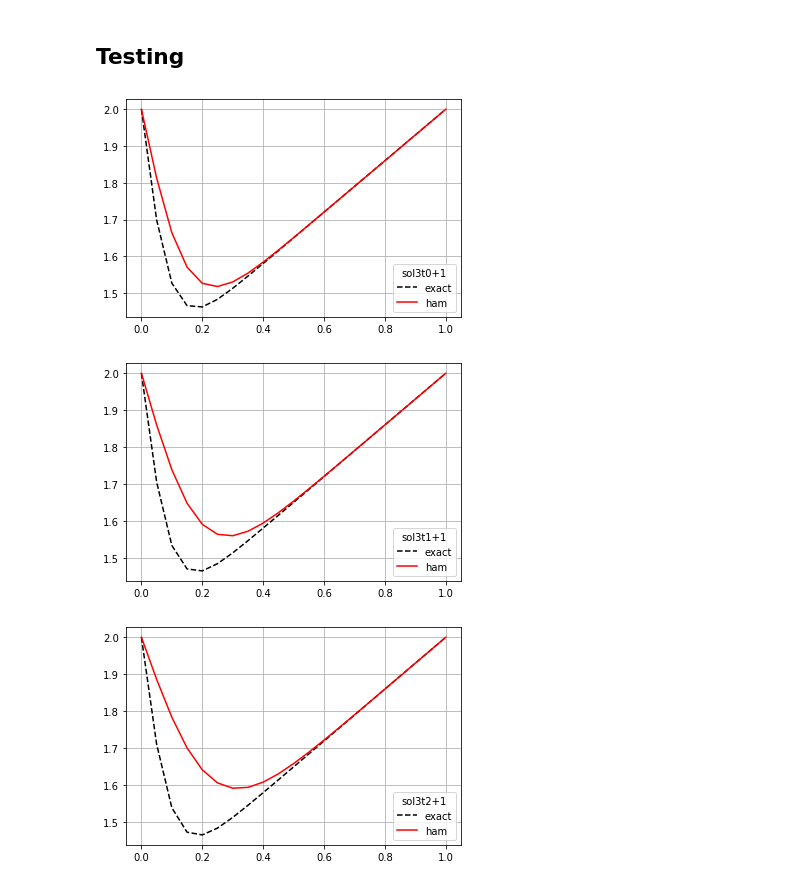
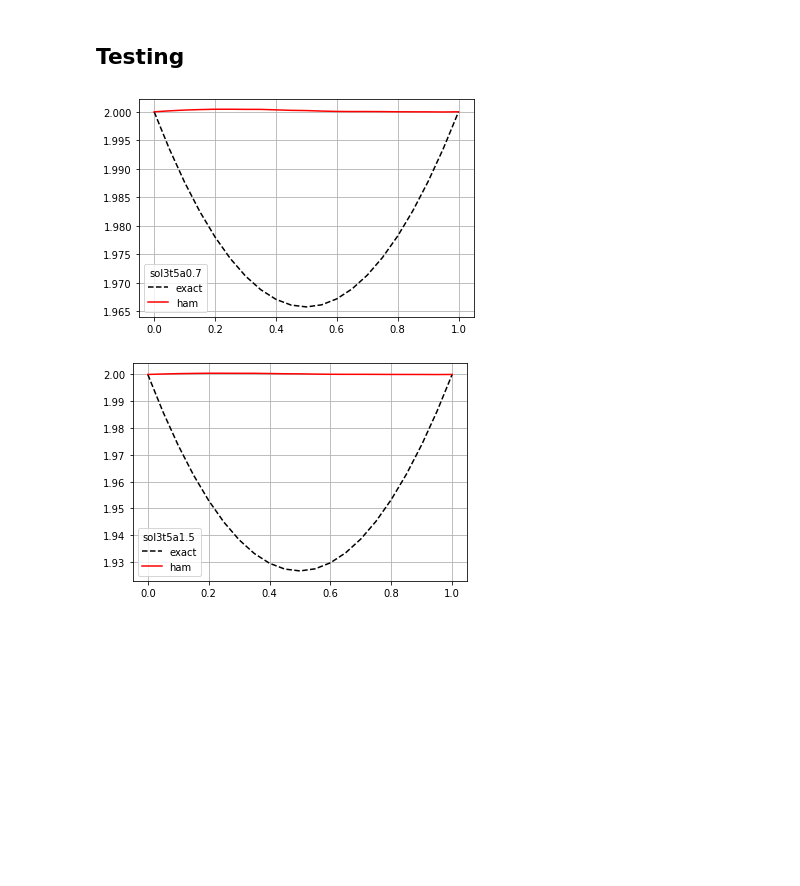
Before and after one commit to sondsorb/FEM_CoSTA, a Jupyter notebook: costa.ipynb, the cells around one changed output. Saved outputs shown, nothing was run; the diff lists cells and outputs as text; code cells hidden in the pictures; blank space fills up the shorter version.

```diff
--- a/costa.ipynb
+++ b/costa.ipynb
@@ -183,13 +190,25 @@ if normalize:
     ham_var = ham_train_X.var()
     pnn_mean= pnn_train_X.mean()
     pnn_var = pnn_train_X.var()
+    ham_mean_Y= ham_train_Y.mean()
+    ham_var_Y = ham_train_Y.var()
+    pnn_mean_Y= pnn_train_Y.mean()
+    pnn_var_Y = pnn_train_Y.var()
     print(ham_mean)
     print(pnn_mean)
     print(ham_var)
     print(pnn_var)
+    print(ham_mean_Y)
+    print(pnn_mean_Y)
+    print(ham_var_Y)
+    print(pnn_var_Y)
     epsilon = 0.01
     ham_train_X = (ham_train_X-ham_mean) / (ham_var+epsilon)**0.5
     ham_val_X = (ham_val_X-ham_mean) / (ham_var+epsilon)**0.5
     pnn_train_X = (pnn_train_X-pnn_mean) / (pnn_var+epsilon)**0.5
     pnn_val_X = (pnn_val_X-pnn_mean) / (pnn_var+epsilon)**0.5
+    ham_train_Y = (ham_train_Y-ham_mean_Y) / (ham_var_Y+epsilon)**0.5
+    ham_val_Y = (ham_val_Y-ham_mean_Y) / (ham_var_Y+epsilon)**0.5
+    pnn_train_Y = (pnn_train_Y-pnn_mean_Y) / (pnn_var_Y+epsilon)**0.5
+    pnn_val_Y = (pnn_val_Y-pnn_mean_Y) / (pnn_var_Y+epsilon)**0.5
 # %% [output]
@@ -245,9 +275,11 @@ To enable them in other operations, rebuild TensorFlow with the appropriate comp
 # %%
 if neck_feats == 0:
-    ham_hist = hamNN.fit(x=ham_train_X, y=ham_train_Y, epochs=1000, verbose=0, batch_size = 32,  validation_data=(ham_val_X, ham_val_Y))#, epochs=500)
+    ham_hist = hamNN.fit(x=ham_train_X, y=ham_train_Y, epochs=800, verbose=0, batch_size = 32,  validation_data=(ham_val_X, ham_val_Y))#, epochs=500)
     #pnn_hist = pureNN.fit(x=pnn_train_X, y=pnn_train_Y, epochs=200, verbose=0, batch_size = 32,  validation_data=(pnn_val_X, pnn_val_Y))#, epochs=500)
 else:
-    pnn_hist = pureNN.fit(x=[pnn_train_X[:,:Ne+1], pnn_train_X[:,Ne+1:]], y=pnn_train_Y, epochs=200, verbose=0, batch_size = 32,  validation_data=([pnn_val_X[:,:Ne+1], pnn_val_X[:,Ne+1:]], pnn_val_Y))#, epochs=500)
+    #pnn_hist =pureNN.fit(x=[pnn_train_X[:,:Ne+1], pnn_train_X[:,Ne+1:]], y=pnn_train_Y, epochs=200, verbose=0, batch_size = 32,  validation_data=([pnn_val_X[:,:Ne+1], pnn_val_X[:,Ne+1:]], pnn_val_Y))#, epochs=500)
+    ham_hist = hamNN.fit(x=[ham_train_X[:,:Ne+1], ham_train_X[:,Ne+1:]], y=ham_train_Y, epochs=200, verbose=0, batch_size = 32,  validation_data=([ham_val_X[:,:Ne+1], ham_val_X[:,Ne+1:]], ham_val_Y))#, epochs=500)
+
 
 if 0: #ignore pnn for now
     epochs_vector = np.arange(1, len(pnn_hist.history['loss'])+1)
@@ -288,35 +320,60 @@ for alpha in alpha_test:
         fem_model.step()
         #u = u_ex(t=(t+1)*k, x = tri) # set the next u (only boundary is kept, the rest is overwritten)
         u_fem = fem_model.u_fem
-        u_fem = np.array([u_fem]) # this format is needed for NN
+
+        if neck_feats == 0:
+            u_fem = np.array([u_fem]) # this format is needed for NN
+            if normalize:
+                u_fem = (u_fem - ham_mean) / (ham_var+epsilon)**0.5
+            correction = np.zeros(Ne+1)
+            correction[1:-1] = hamNN(u_fem)
+        elif neck_feats == 1: # time
+            time = np.array([t*k])
+            if normalize:
+                u_fem = (u_fem - ham_mean) / (ham_var+epsilon)**0.5
+                time = (time - ham_mean) / (ham_var+epsilon)**0.5
+            correction = np.zeros(Ne+1)
+
+            #i=[np.array([u_fem]), np.array([time])]
+            i=[np.array([u_fem]), np.array([time])]
+
+            correction[1:-1] = hamNN(i)
+
+        elif neck_feats == 2: # time and alpha
+            feats = np.array([t*k, alpha])
+            if normalize:
+                u_fem = (u_fem - ham_mean) / (ham_var+epsilon)**0.5
+                feats = (feats - ham_mean) / (ham_var+epsilon)**0.5
+            correction = np.zeros(Ne+1)
+
+            i=[np.array([u_fem]), np.array([feats])]
+
+            correction[1:-1] = hamNN(i)
+        else:
+            raise Exception('not implemented')
 
         if normalize:
-            u_fem = (u_fem - ham_mean) / (ham_var+epsilon)**0.5
-        if neck_feats == 0:
-            correction = np.zeros(Ne+1)
-            correction[1:-1] = hamNN(u_fem)
-            fem_model.step(correction=correction*k)
-            u = fem_model.u_fem
-        else:
-            assert 0 # not implemented
+            correction = correction * (ham_var_Y+epsilon)**0.5 + ham_mean_Y
+        fem_model.step(correction=correction*k)
+        u = fem_model.u_fem
 
-        if t<8:
+        if 0:#t<8:
             plt.plot(tri,u_ex(t=(t+1)*k,x=tri), 'k--', label='exact')
             plt.plot(tri,u, 'r', label='ham')
             plt.grid()
             plt.legend(title=f'sol{sol}t{t}+1')
             plt.show()
 
-    plt.plot(tri,u_ex(t=(t+1)*k,x=tri), 'k--', label='exact')
-    plt.plot(tri,u, 'r', label='ham')
-    plt.grid()
-    plt.legend(title=f'sol{sol}t{t}+1')
-    plt.show()
+    #plt.plot(tri,u_ex(t=(t+1)*k,x=tri), 'k--', label='exact')
+    #plt.plot(tri,u, 'r', label='ham')
+    #plt.grid()
+    #plt.legend(title=f'sol{sol}t{t}+1')
+    #plt.show()
 
     plt.plot(tri,u_ex(t=T,x=tri), 'k--', label='exact')
     plt.plot(tri,u, 'r', label='ham')
     plt.grid()
-    plt.legend(title=f'sol{sol}t{T}')
+    plt.legend(title=f'sol{sol}t{T}a{alpha}')
     plt.show()
 
 
@@ -330,33 +387,32 @@ if 0:
 
         u = u_ex(x=tri, t=0)
 
 
         for t in range(time_steps):
             u_prev = u # set u_prev (used as model input) as the previous step
             u_prev = np.array([u_prev]) # this format is needed for NN
             u = u_ex(t=(t+1)*k, x = tri) # set the next u (only boundary is kept, the rest is overwritten)
 
             if normalize:
                 for i in range(Ne+1):
                     u_prev[0,i] = (u_prev[0,i] - pnn_mean[i]) / (pnn_var[i]+epsilon)**0.5
             if neck_feats == 0:
                 u[1:-1] = pureNN(u_prev)
             elif neck_feats == 1:
                 u[1:-1] = pureNN( [u_prev, [np.array([(t*k-pnn_mean[i+1])/(pnn_var[i+1]+epsilon)**0.5] if normalize else [t*k])]])
             elif neck_feats == 2:
                 u[1:-1] = pureNN( [u_prev, [
                     np.array(
                         [[(t*k-pnn_mean[i+1])/(pnn_var[i+1]+epsilon)**0.5, (alpha-pnn_mean[i+2])/(pnn_var[i+2]+epsilon)**0.5] if normalize else[t*k, alpha]]
                         )
                     ]])
 
 
     plt.plot(tri,u_ex(t=T,x=tri), 'k--', label='exact')
     plt.plot(tri,u, 'r', label='pnn')
     plt.grid()
     plt.legend(title=f'sol{sol}')
     plt.show()
 # %% [output]
-[figure, old version]
+[figure, new version]
-[figure, old version]
+[figure, new version]
-[figure, removed]
```
Also changed, not shown: parts of 11 cells of this notebook, 5 other files.
